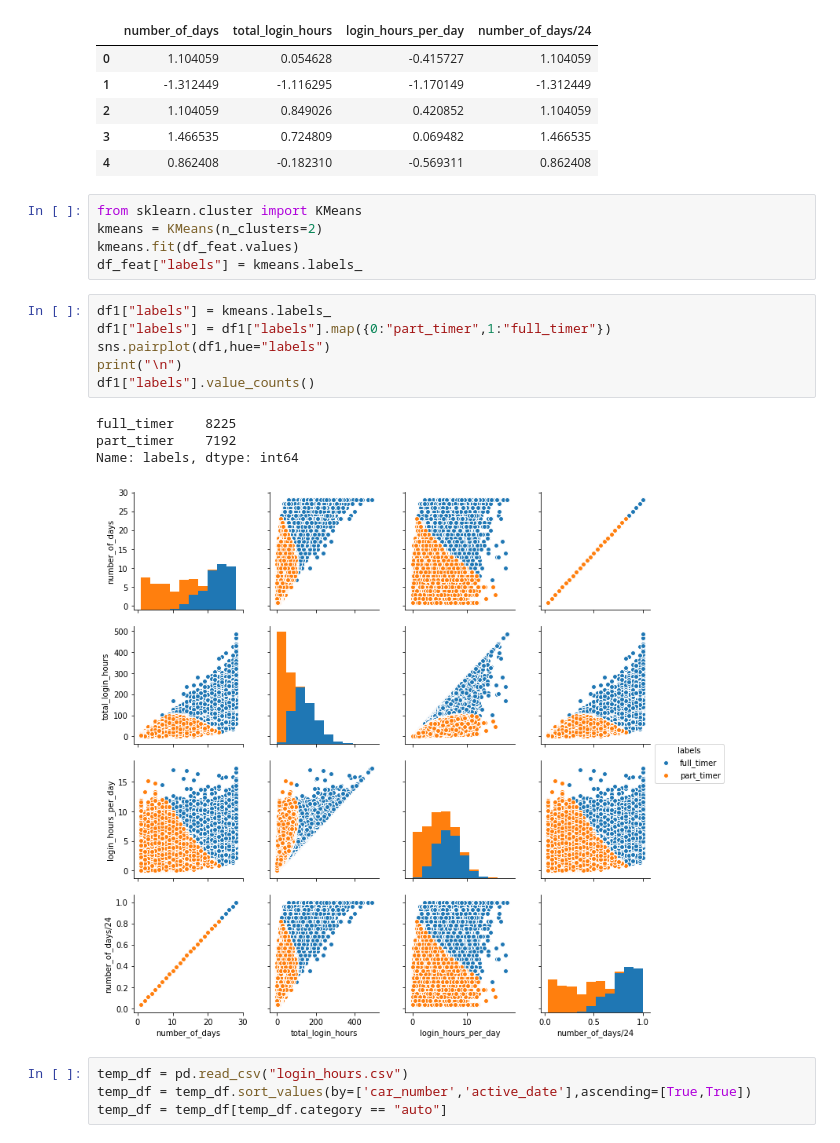
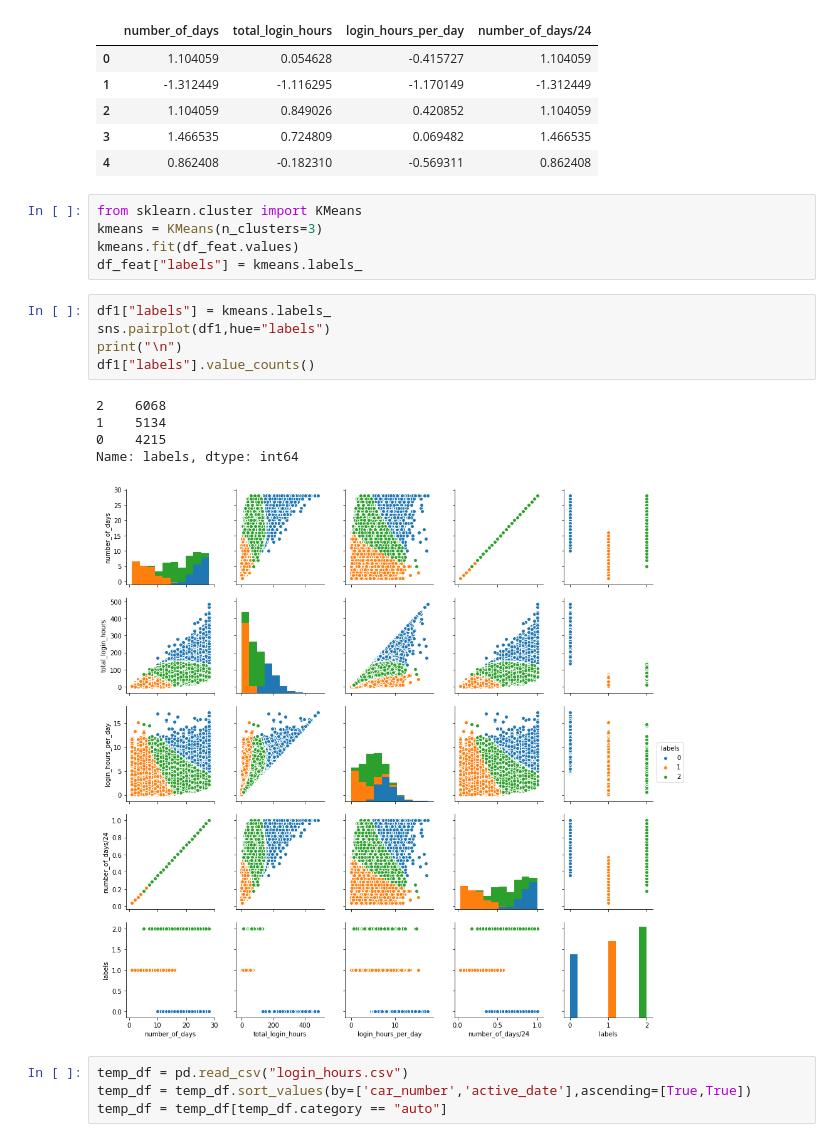
Before and after one commit to hridyansh68/Ola_analytics, a Jupyter notebook: Auto analysis.ipynb, the cells around one changed output. Saved outputs shown, nothing was run; the diff lists cells and outputs as text.

```diff
--- a/Auto analysis.ipynb
+++ b/Auto analysis.ipynb
@@ -49,20 +49,20 @@ df_feat.head()
 | 4 | 0.862408 | -0.182310 | -0.569311 | 0.862408 |
 # %%
 from sklearn.cluster import KMeans
-kmeans = KMeans(n_clusters=2)
+kmeans = KMeans(n_clusters=3)
 kmeans.fit(df_feat.values)
 df_feat["labels"] = kmeans.labels_
 # %%
 df1["labels"] = kmeans.labels_
-df1["labels"] = df1["labels"].map({0:"part_timer",1:"full_timer"})
 sns.pairplot(df1,hue="labels")
 print("\n")
 df1["labels"].value_counts()
 # %% [output]
-full_timer    8225
-part_timer    7192
+2    6068
+1    5134
+0    4215
 Name: labels, dtype: int64
-[figure, old version]
+[figure, new version]
 # %%
 temp_df = pd.read_csv("login_hours.csv")
 temp_df = temp_df.sort_values(by=['car_number','active_date'],ascending=[True,True])
```
Also changed, not shown: parts of 15 cells of this notebook, 2 other files.
